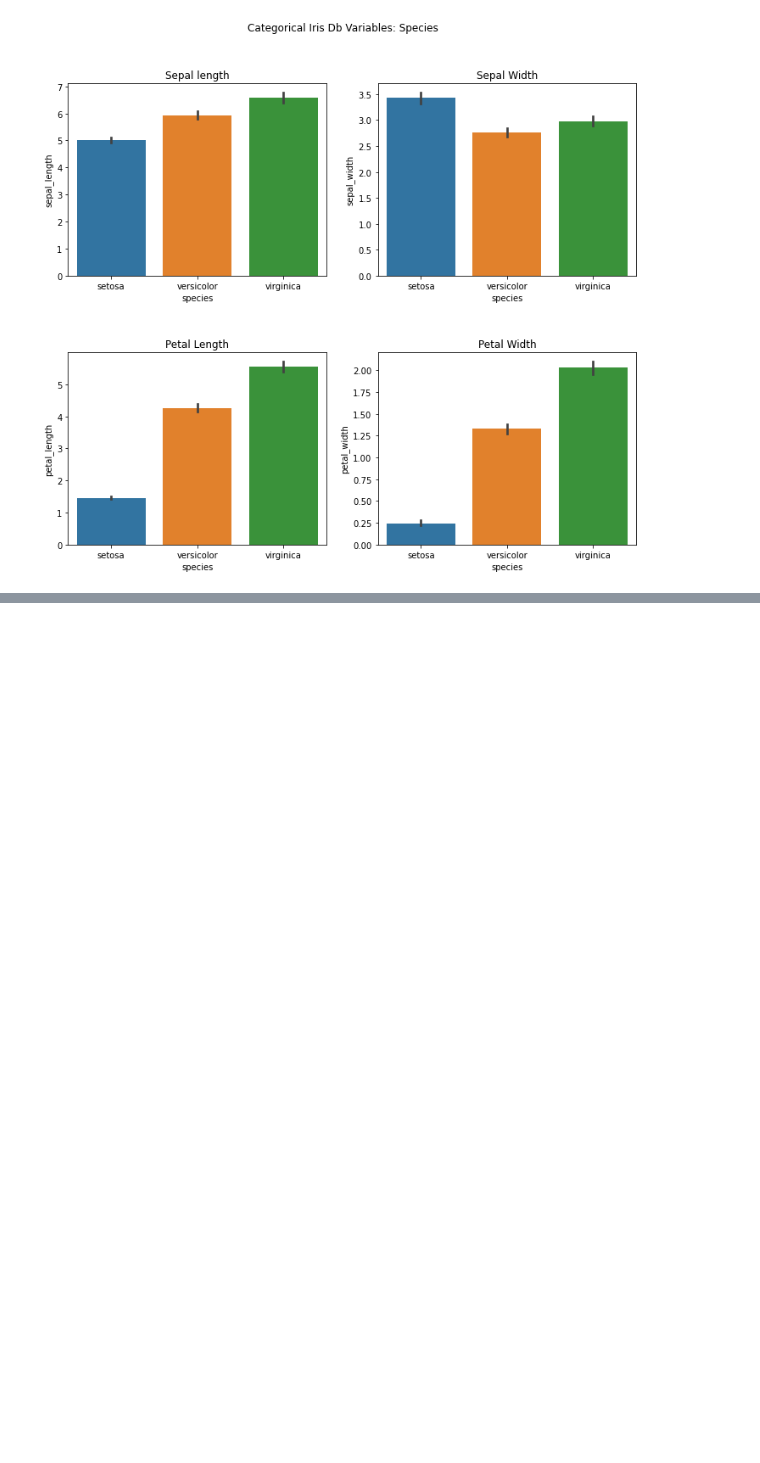
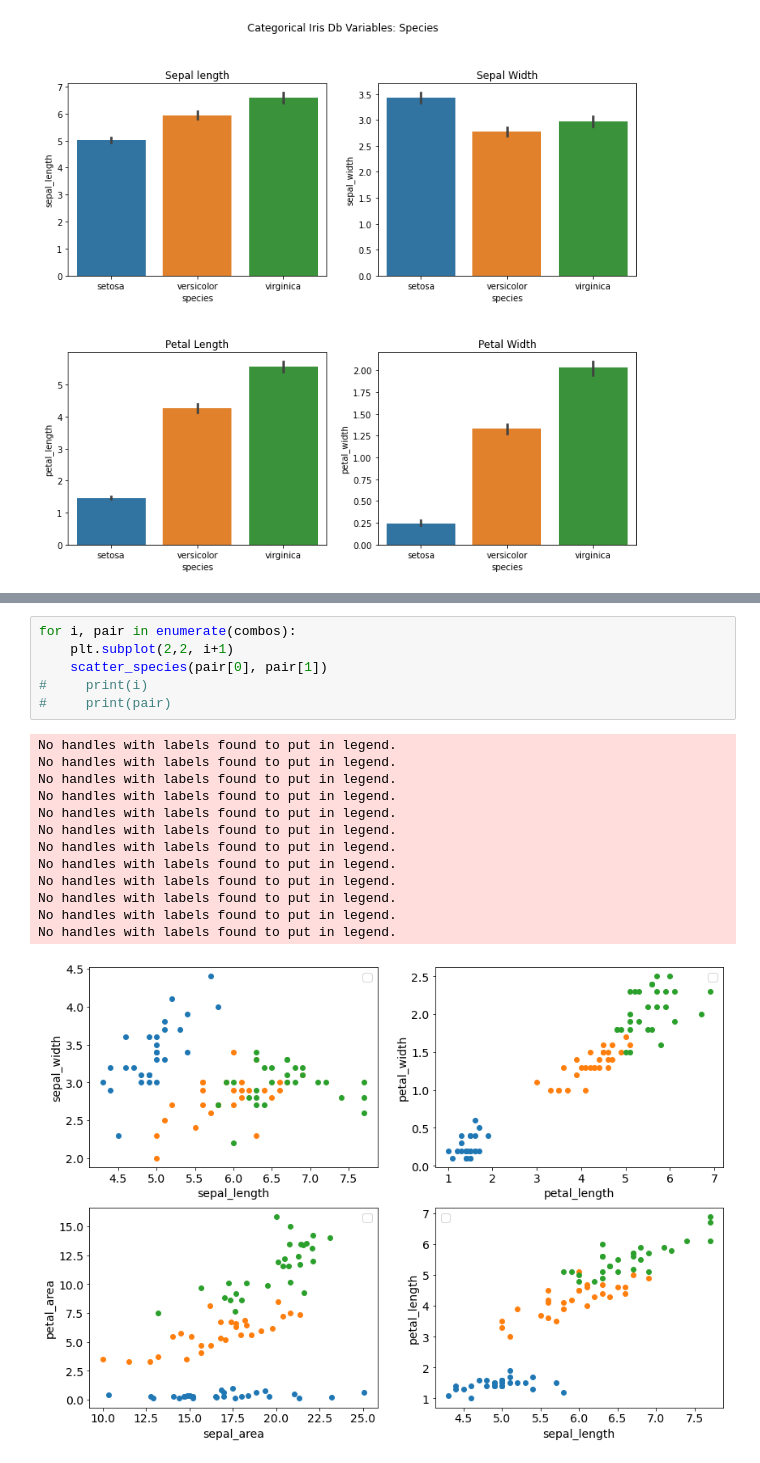
Before and after one commit to EmmanuelAzua/classification-exercises, a Jupyter notebook: classification_exercises.ipynb, the cells around one changed output, grey strips where cells are left out. Drawn from its saved outputs; the diff is of its cells as text; blank space fills up the shorter version.

```diff
--- a/classification_exercises.ipynb
+++ b/classification_exercises.ipynb
@@ -546,0 +692,20 @@ ValueError: shape mismatch: objects cannot be broadcast to a single shape
+# %%
+for i, pair in enumerate(combos):
+    plt.subplot(2,2, i+1)
+    scatter_species(pair[0], pair[1])
+#     print(i)
+#     print(pair)
+# %% [output]
+No handles with labels found to put in legend.
+No handles with labels found to put in legend.
+No handles with labels found to put in legend.
+No handles with labels found to put in legend.
+No handles with labels found to put in legend.
+No handles with labels found to put in legend.
+No handles with labels found to put in legend.
+No handles with labels found to put in legend.
+No handles with labels found to put in legend.
+No handles with labels found to put in legend.
+No handles with labels found to put in legend.
+No handles with labels found to put in legend.
+[figure, added]
```
Also changed, not shown: parts of 40 cells of this notebook, 15 other files.
